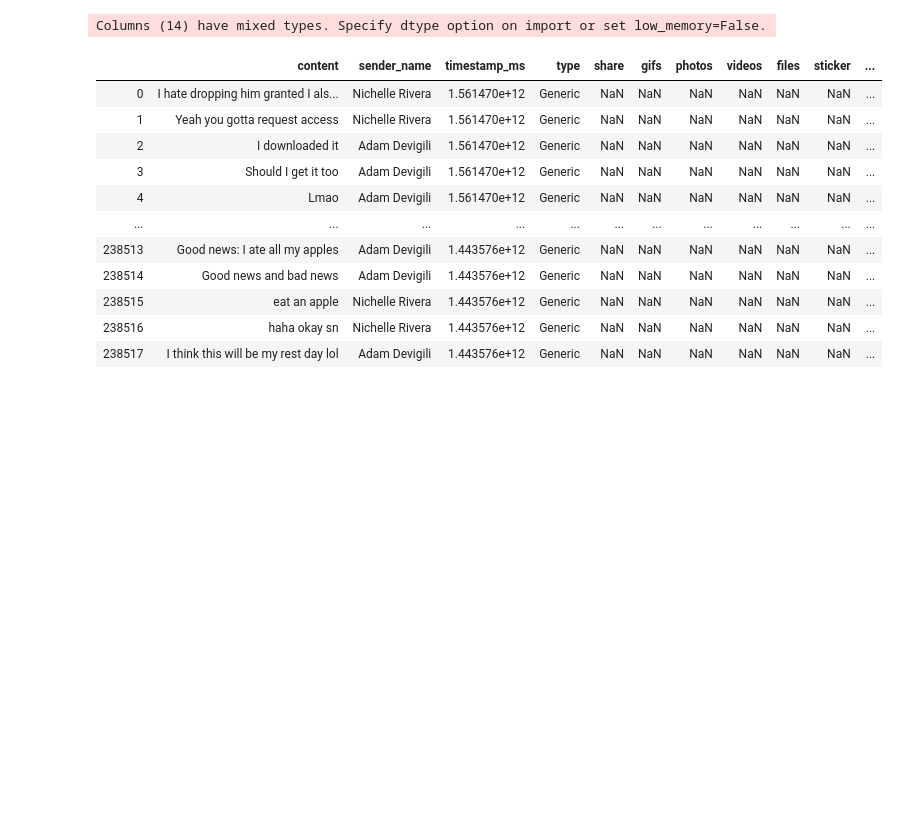
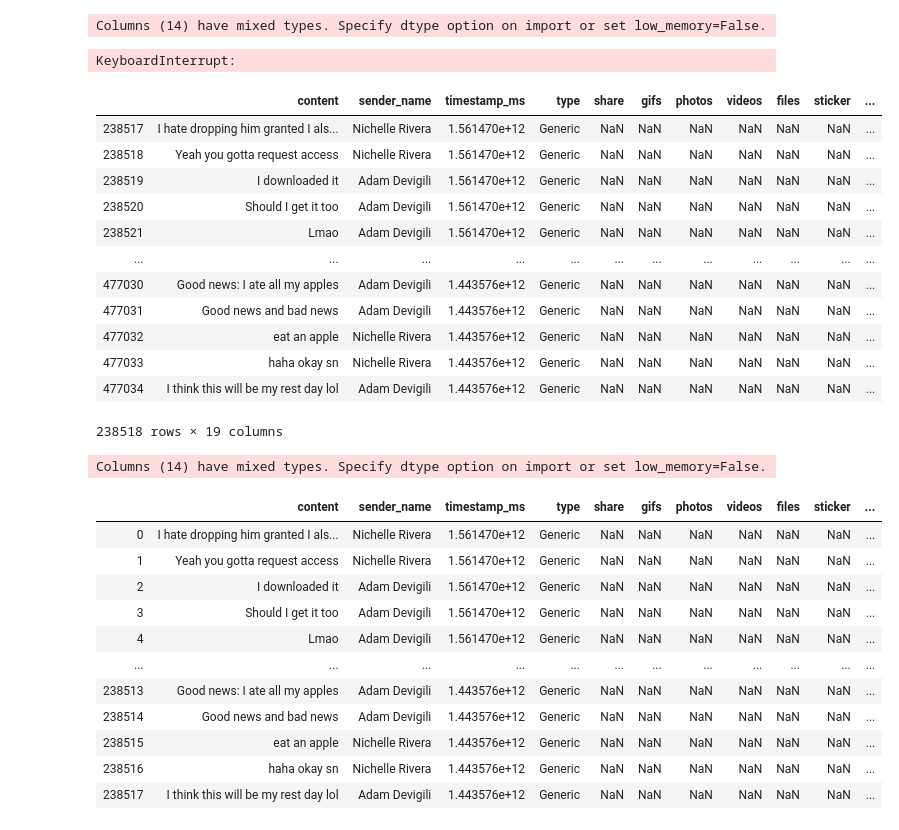
Before and after one commit to NichelleR/HeyDamo, a Jupyter notebook: jupyter notebooks/TestEnv.ipynb, the cells around one changed output. Drawn from its saved outputs; the diff is of its cells as text; code cells hidden in the pictures; blank space fills up the shorter version.

```diff
--- a/jupyter notebooks/TestEnv.ipynb
+++ b/jupyter notebooks/TestEnv.ipynb
@@ -51,3 +119,28 @@ message_df.to_csv('../Resources/Message_df.csv')
+# %%
+a = pd.read_csv("../Resources/Message_df.csv")
+b = pd.read_csv("../Resources/Message1_df.csv")
+merged = a.merge(b, on='content')
+merged.to_csv("output.csv", index=False)
+# %% [output]
+Columns (14) have mixed types. Specify dtype option on import or set low_memory=False.
+KeyboardInterrupt:
+# %%
+message_df.index = pd.RangeIndex(238517,238517 + len(message_df))
+message_df
+# %% [output]
+|  | content | sender_name | timestamp_ms | type | share | gifs | photos | videos | files | sticker | ... |
+| 238517 | I hate dropping him granted I als... | Nichelle Rivera | 1.561470e+12 | Generic | NaN | NaN | NaN | NaN | NaN | NaN | ... |
+| 238518 | Yeah you gotta request access | Nichelle Rivera | 1.561470e+12 | Generic | NaN | NaN | NaN | NaN | NaN | NaN | ... |
+| 238519 | I downloaded it | Adam Devigili | 1.561470e+12 | Generic | NaN | NaN | NaN | NaN | NaN | NaN | ... |
+| 238520 | Should I get it too | Adam Devigili | 1.561470e+12 | Generic | NaN | NaN | NaN | NaN | NaN | NaN | ... |
+| 238521 | Lmao | Adam Devigili | 1.561470e+12 | Generic | NaN | NaN | NaN | NaN | NaN | NaN | ... |
+| ... | ... | ... | ... | ... | ... | ... | ... | ... | ... | ... | ... |
+| 477030 | Good news: I ate all my apples | Adam Devigili | 1.443576e+12 | Generic | NaN | NaN | NaN | NaN | NaN | NaN | ... |
+| 477031 | Good news and bad news | Adam Devigili | 1.443576e+12 | Generic | NaN | NaN | NaN | NaN | NaN | NaN | ... |
+| 477032 | eat an apple | Nichelle Rivera | 1.443576e+12 | Generic | NaN | NaN | NaN | NaN | NaN | NaN | ... |
+| 477033 | haha okay sn | Nichelle Rivera | 1.443576e+12 | Generic | NaN | NaN | NaN | NaN | NaN | NaN | ... |
+| 477034 | I think this will be my rest day lol | Adam Devigili | 1.443576e+12 | Generic | NaN | NaN | NaN | NaN | NaN | NaN | ... |
+238518 rows × 19 columns
 # %%
 message_df = pd.read_csv('../Resources/Message_df.csv')
 message_df = message_df.drop(columns = ['Unnamed: 0'])
```
Also changed, not shown: parts of 5 cells of this notebook, 12 other files.
